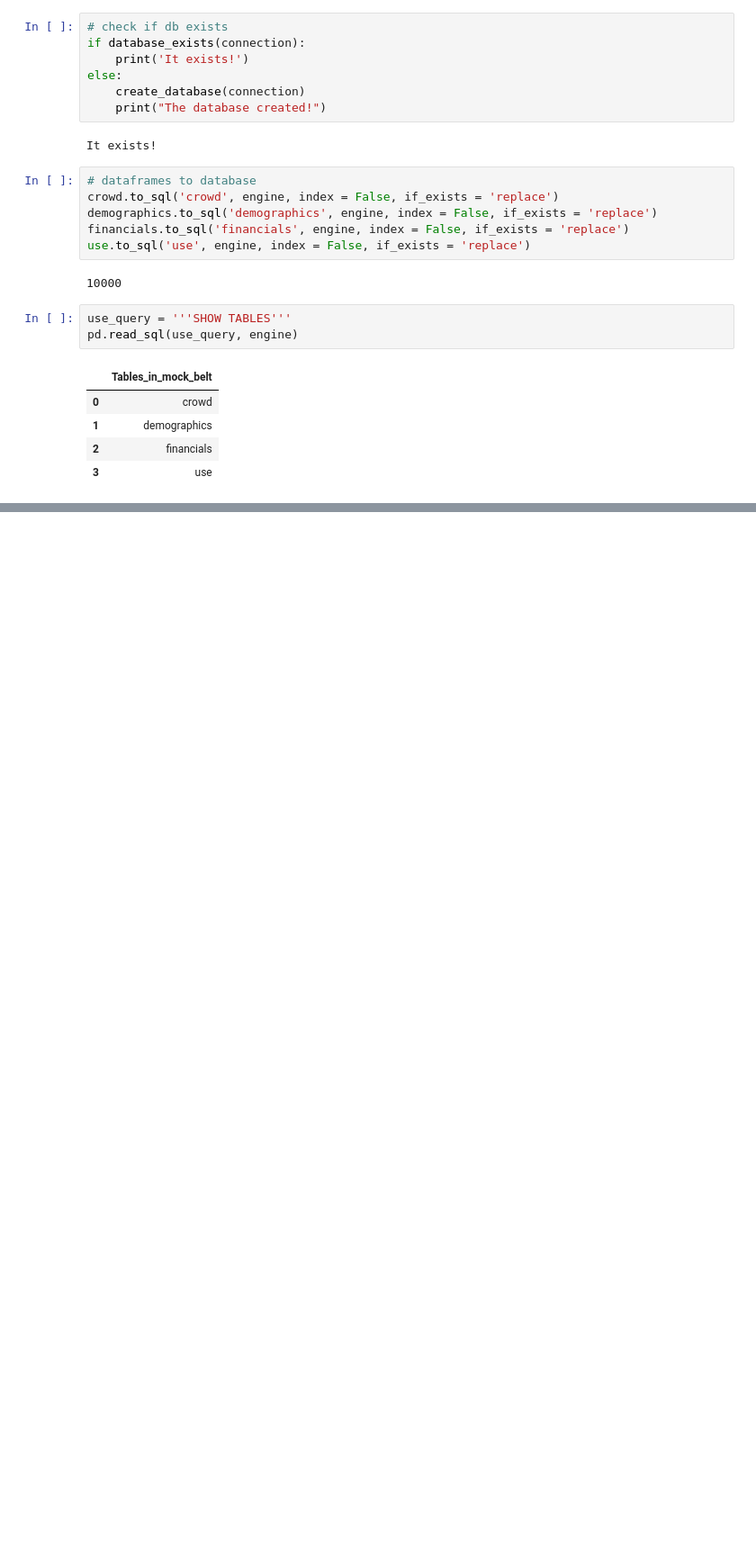
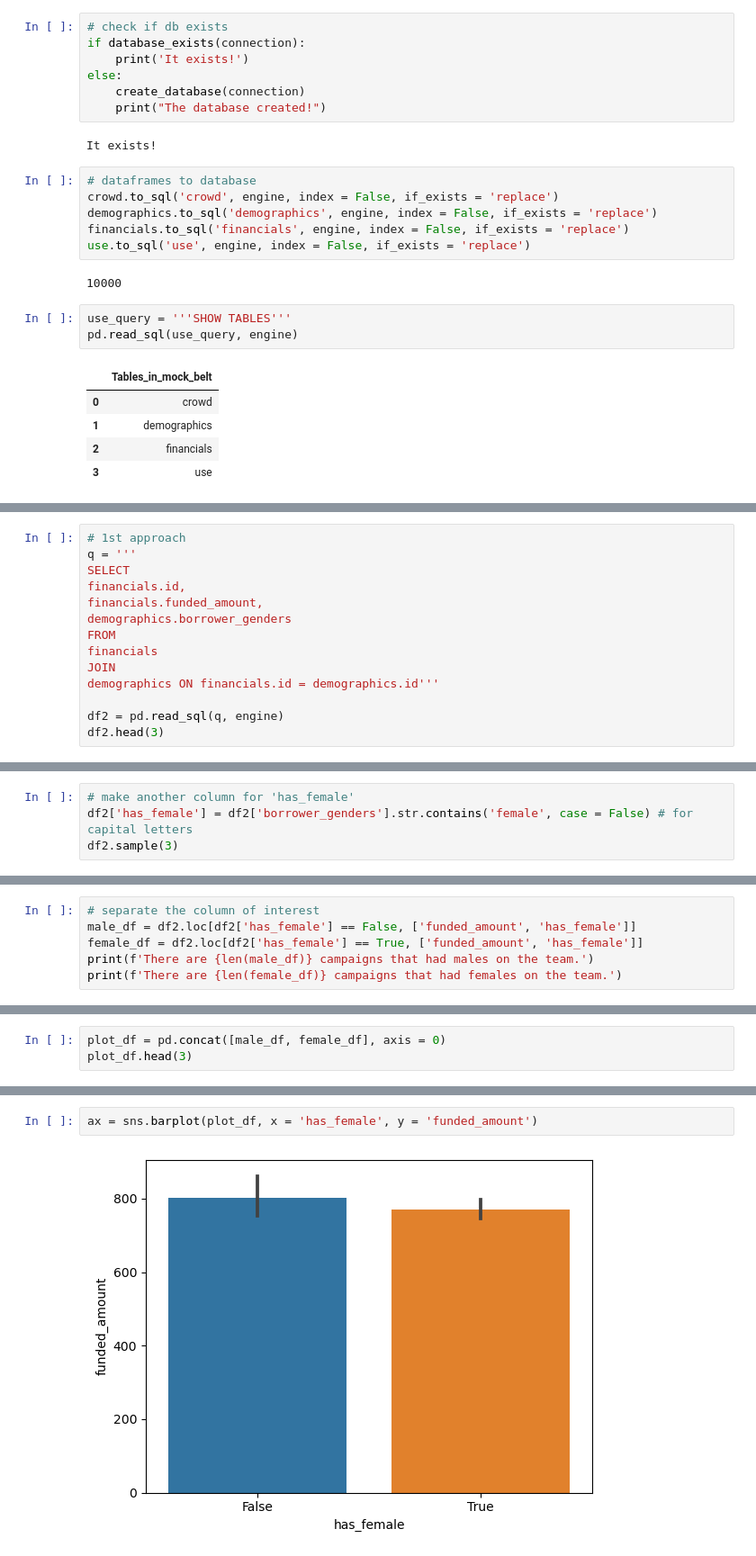
Before and after one commit to juDEcorous/Data-Enrichment-Mock-Belt-Exam, a Jupyter notebook: Jude-Maico-Jr__Mock-Exam.ipynb, the cells around one changed output, grey strips where cells are left out. Shown: that part at 90% size. Cells and saved outputs as stored; diff of their text form; blank space fills up the shorter version.

```diff
--- a/Jude-Maico-Jr__Mock-Exam.ipynb
+++ b/Jude-Maico-Jr__Mock-Exam.ipynb
@@ -174,0 +196,14 @@ pd.read_sql(use_query, engine)
+# %%
+# 1st approach
+q = '''
+SELECT
+financials.id,
+financials.funded_amount,
+demographics.borrower_genders
+FROM
+financials
+JOIN
+demographics ON financials.id = demographics.id'''
+
+df2 = pd.read_sql(q, engine)
+df2.head(3)
@@ -174,0 +215,4 @@ pd.read_sql(use_query, engine)
+# %%
+# make another column for 'has_female'
+df2['has_female'] = df2['borrower_genders'].str.contains('female', case = False) # for capital letters
+df2.sample(3)
@@ -174,0 +224,6 @@ pd.read_sql(use_query, engine)
+# %%
+# separate the column of interest
+male_df = df2.loc[df2['has_female'] == False, ['funded_amount', 'has_female']]
+female_df = df2.loc[df2['has_female'] == True, ['funded_amount', 'has_female']]
+print(f'There are {len(male_df)} campaigns that had males on the team.')
+print(f'There are {len(female_df)} campaigns that had females on the team.')
@@ -174,0 +292,3 @@ pd.read_sql(use_query, engine)
+# %%
+plot_df = pd.concat([male_df, female_df], axis = 0)
+plot_df.head(3)
@@ -174,0 +300,4 @@ pd.read_sql(use_query, engine)
+# %%
+ax = sns.barplot(plot_df, x = 'has_female', y = 'funded_amount')
+# %% [output]
+[figure, added]
```
Also changed, not shown: parts of 40 cells of this notebook.
